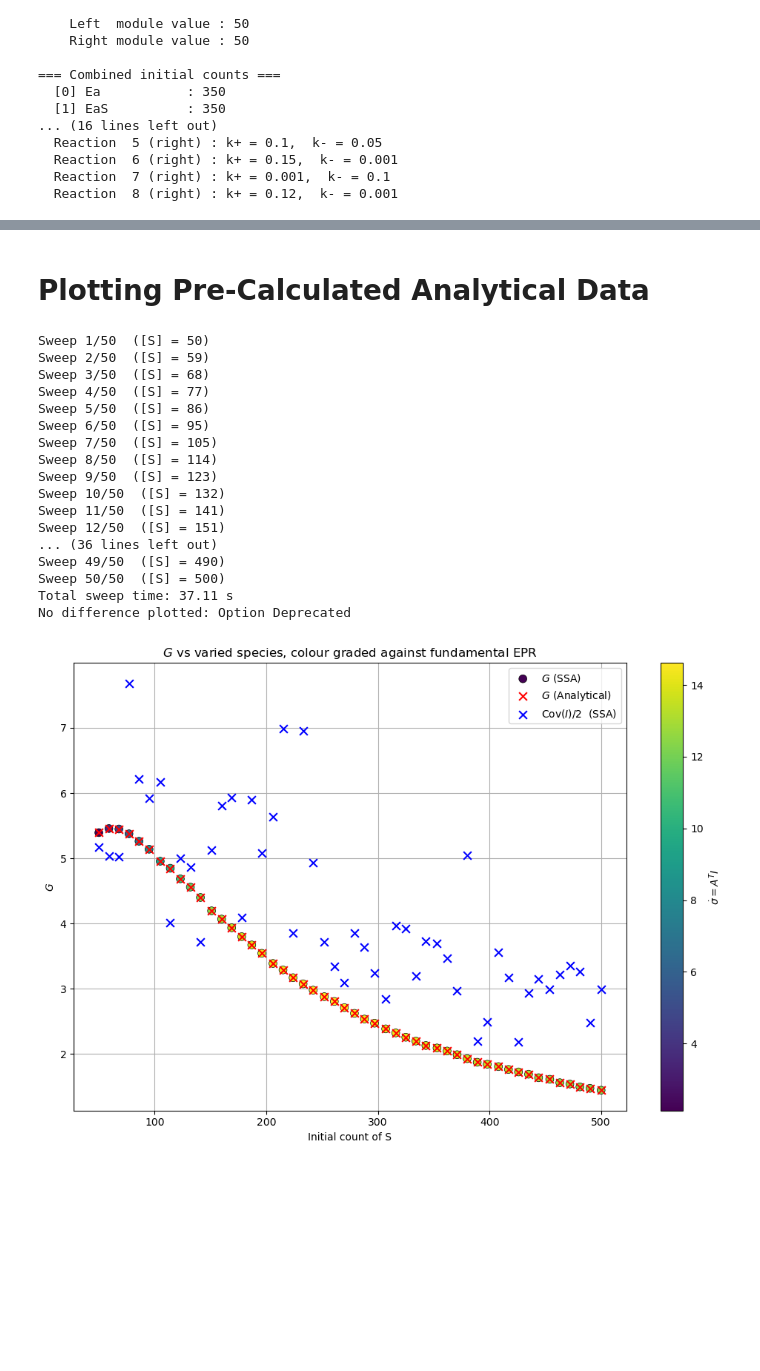
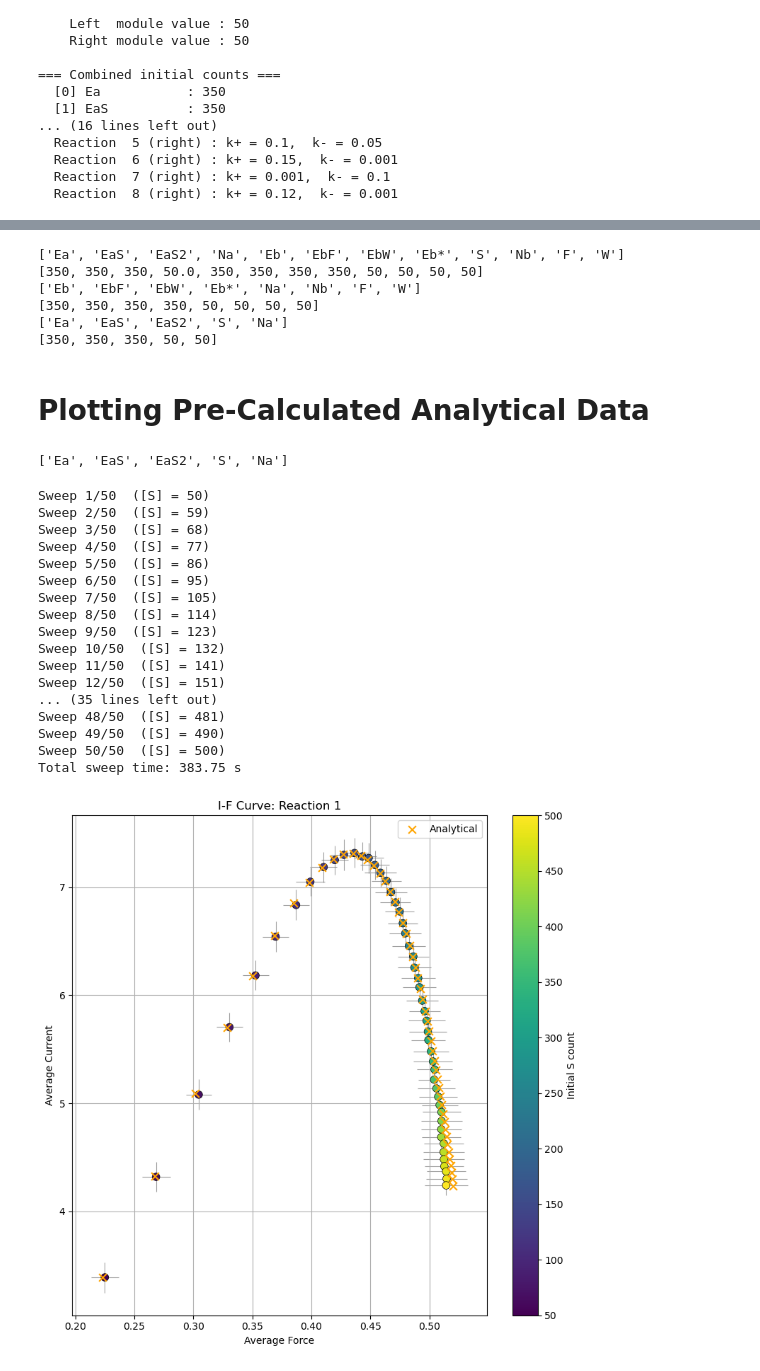
Before and after one commit to FTurci/conductance-chem-net, a Jupyter notebook: students/Will/Gillespie_simulations/OOP_test_file.ipynb, the cells around one changed output, grey strips where cells are left out. Drawn from its saved outputs; the diff is of its cells as text; code cells hidden in the pictures; blank space fills up the shorter version.

```diff
--- a/students/Will/Gillespie_simulations/OOP_test_file.ipynb
+++ b/students/Will/Gillespie_simulations/OOP_test_file.ipynb
@@ -336,14 +316,14 @@ module2_for_simulating.species_names
 # %% [output]
 ['Eb', 'EbF', 'EbW', 'Eb*', 'Na', 'Nb', 'F', 'W']
 # %%
-# Compute data that will be combined. Here vary Na over the same values in both (the overlapping species).
+# Compute data that will be combined.
 
 # Module 1
 
 SIM1.run_IF_sweep(
 
-        species_index=3,
-        count_values=np.linspace(50,500,50,dtype='int'),
+        species_index=[3],
+        count_values=[np.linspace(50,500,50,dtype='int')],
         total_iterations=50,
         covariance_reaction_indices=[0],
         verbose=True)
@@ -352,8 +332,8 @@ SIM1.run_IF_sweep(
 
 SIM2.run_IF_sweep(
 
-        species_index=4,
-        count_values=np.linspace(50,500,50,dtype='int'),
+        species_index=[5],
+        count_values=[np.linspace(50,500,50,dtype='int')],
         total_iterations=50,
         covariance_reaction_indices=[2,4],
         verbose=True)
@@ -546,3 +625,22 @@ SIM3.plot_conductance(
+# %%
+print(SIM3.species_names)
+# print(SIM3.species_index)
+print(SIM3.initial_counts)
+
+print(SIM2.species_names)
+# print(SIM3.species_index)
+print(SIM2.initial_counts)
+
+print(SIM1.species_names)
+# print(SIM3.species_index)
+print(SIM1.initial_counts)
+# %% [output]
+['Ea', 'EaS', 'EaS2', 'Na', 'Eb', 'EbF', 'EbW', 'Eb*', 'S', 'Nb', 'F', 'W']
+[350, 350, 350, 50.0, 350, 350, 350, 350, 50, 50, 50, 50]
+['Eb', 'EbF', 'EbW', 'Eb*', 'Na', 'Nb', 'F', 'W']
+[350, 350, 350, 350, 50, 50, 50, 50]
+['Ea', 'EaS', 'EaS2', 'S', 'Na']
+[350, 350, 350, 50, 50]
 # %% [markdown]
 # Plotting Pre-Calculated Analytical Data
 # %%
@@ -557,7 +655,7 @@ k2b = rates[3]
 k3f = rates[4]
 k3b = rates[5]
 
-S = 50
+Na = 50
 
 E_T = 350*3 #initial_counts[0] + initial_counts[1] + initial_counts[2] # total internal species (shouldn't change due to conservation)
 
@@ -570,9 +668,9 @@ analytical_force2 = []
 analytical_current3 = []
 analytical_force3 = []
 
-Na_counts = np.linspace(50,500,50,dtype='int')
+S_counts = np.linspace(50,500,50,dtype='int')
 
-for Na in Na_counts:
+for S in S_counts:
 
     chi = (k2f + k1b)/(k1f*S + k2b*Na)
 
@@ -599,45 +697,60 @@ for Na in Na_counts:
 
 an_currents = [analytical_current1, analytical_current2, analytical_current3]
 an_forces = [analytical_force1, analytical_force2, analytical_force3]
+# %%
+SIM1.species_names
+# %% [output]
+['Ea', 'EaS', 'EaS2', 'S', 'Na']
 # %%
 # Now pass these through the calculating attribute and store the result
 
 SIM1.run_IF_sweep(
 
-        species_index=3,
-        count_values=np.linspace(50,500,50,dtype='int'),
-        total_iterations=50,
+        species_index=[3],
+        count_values=[np.linspace(50,500,50,dtype='int')],
+        total_iterations=300,
         covariance_reaction_indices=[0],
         verbose=True)
 
 _, an_conductances = SIM1.compute_conductances(an_currents, an_forces)
 
 # And plot, with an_conductances passed.
 
-SIM1.plot_conductance(
-        analytical_G=an_conductances,
+# SIM1.plot_conductance(
+#         analytical_G=an_conductances,
+#         marker_size=60,
+#         cmap='viridis',
+#         fit_order=2,
+#         show_covariance=True,
+#         show_difference=True
+#     )
+
+SIM1.plot_IF_curves(
+
+        reaction_indices=None,
+        analytical_currents=an_currents,
+        analytical_forces=an_forces,
+        show_errorbars=True,
+        colour_by_count=True,
         marker_size=60,
-        cmap='viridis',
-        fit_order=2,
-        show_covariance=True,
-        show_difference=True
+        cmap='viridis'
     )
 # %% [output]
 Sweep 1/50  ([S] = 50)
 Sweep 2/50  ([S] = 59)
 Sweep 3/50  ([S] = 68)
 Sweep 4/50  ([S] = 77)
 Sweep 5/50  ([S] = 86)
 Sweep 6/50  ([S] = 95)
 Sweep 7/50  ([S] = 105)
 Sweep 8/50  ([S] = 114)
 Sweep 9/50  ([S] = 123)
 Sweep 10/50  ([S] = 132)
 Sweep 11/50  ([S] = 141)
 Sweep 12/50  ([S] = 151)
-... (36 lines left out)
+... (35 lines left out)
+Sweep 48/50  ([S] = 481)
 Sweep 49/50  ([S] = 490)
 Sweep 50/50  ([S] = 500)
-Total sweep time: 37.11 s
-No difference plotted: Option Deprecated
+Total sweep time: 383.75 s
-[figure, old version]
+[figure, new version]
```
Also changed, not shown: parts of 32 cells of this notebook, 3 other files.
